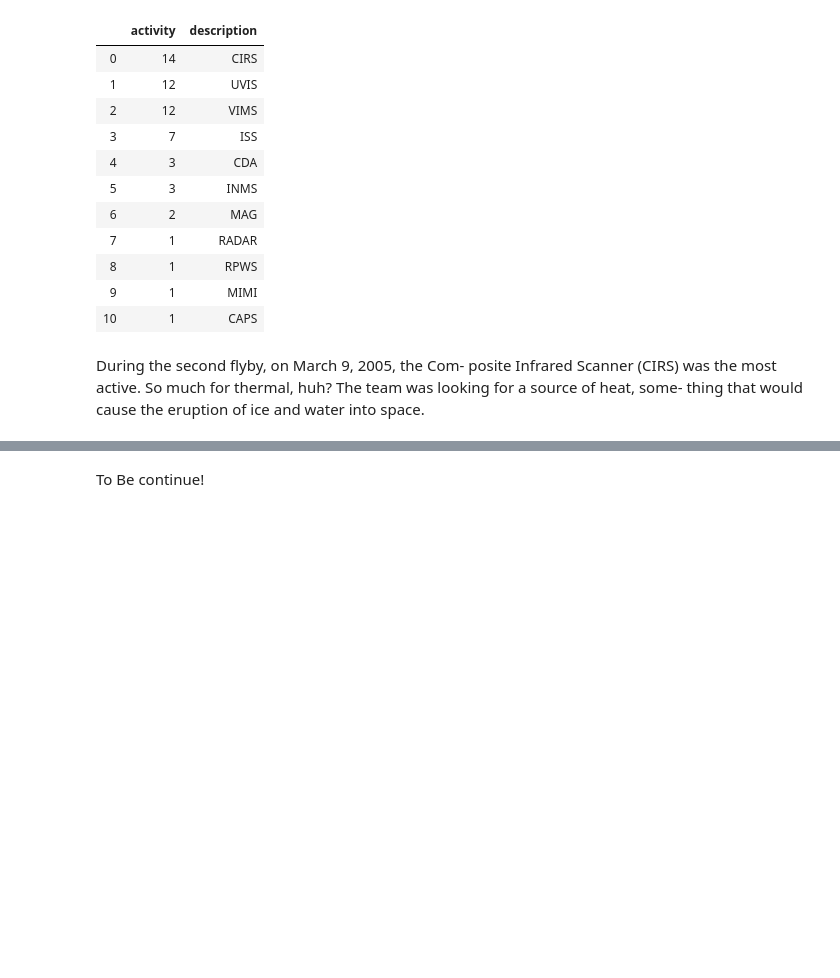
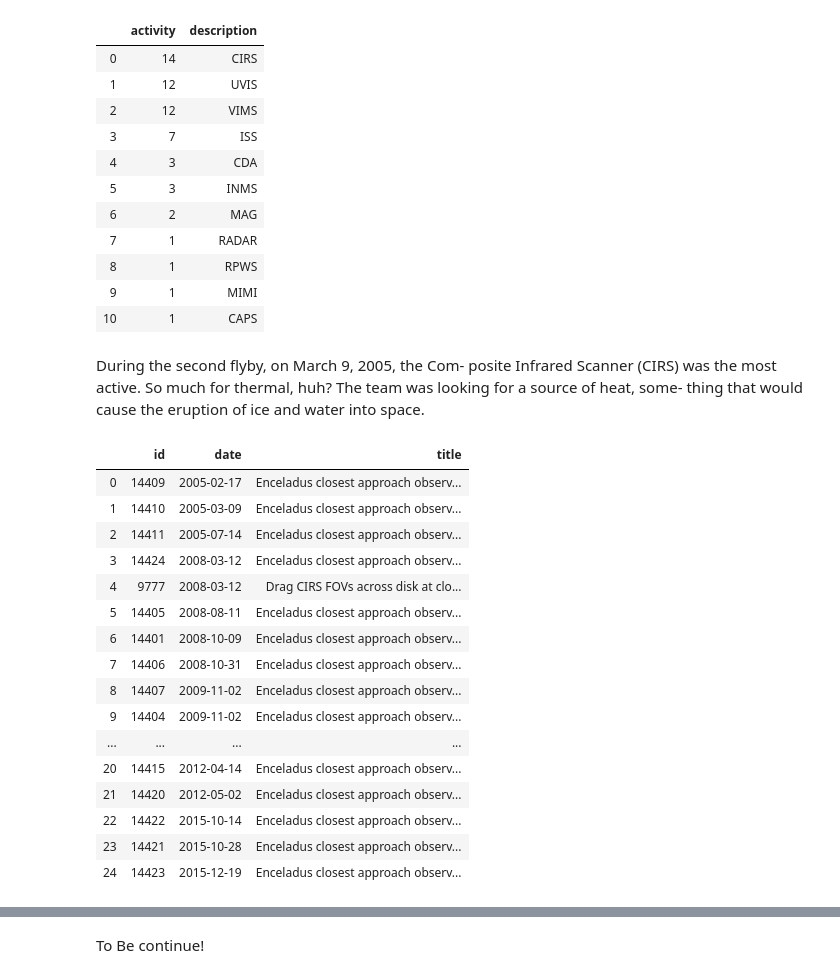
Before and after one commit to liliana3186/DataPyCuriousMoon, a Jupyter notebook: DataPyCuriousMoon.ipynb, the cells around one changed output, grey strips where cells are left out. Saved outputs shown, nothing was run; the diff lists cells and outputs as text; code cells hidden in the pictures; blank space fills up the shorter version.

```diff
--- a/DataPyCuriousMoon.ipynb
+++ b/DataPyCuriousMoon.ipynb
@@ -252,3 +252,28 @@ order by activity desc; ''',connect)
 | 10 | 1 | CAPS |
 # %% [markdown]
 During the second flyby, on March 9, 2005, the Com- posite Infrared Scanner (CIRS) was the most active. So much for thermal, huh? The team was looking for a source of heat, some- thing that would cause the eruption of ice and water into space.
+# %%
+#materialized view that has an index in it for a better way to search, only way to do a view with an index is by
+# using a materlialized view (they are great for speeding things up)
+
+pd.read_sql_query(''' select id, date,title
+from enceladus_events
+where search @@ to_tsquery('closest');''', connect)
+# %% [output]
+|  | id | date | title |
+| 0 | 14409 | 2005-02-17 | Enceladus closest approach observ... |
+| 1 | 14410 | 2005-03-09 | Enceladus closest approach observ... |
+| 2 | 14411 | 2005-07-14 | Enceladus closest approach observ... |
+| 3 | 14424 | 2008-03-12 | Enceladus closest approach observ... |
+| 4 | 9777 | 2008-03-12 | Drag CIRS FOVs across disk at clo... |
+| 5 | 14405 | 2008-08-11 | Enceladus closest approach observ... |
+| 6 | 14401 | 2008-10-09 | Enceladus closest approach observ... |
+| 7 | 14406 | 2008-10-31 | Enceladus closest approach observ... |
+| 8 | 14407 | 2009-11-02 | Enceladus closest approach observ... |
+| 9 | 14404 | 2009-11-02 | Enceladus closest approach observ... |
+| ... | ... | ... | ... |
+| 20 | 14415 | 2012-04-14 | Enceladus closest approach observ... |
+| 21 | 14420 | 2012-05-02 | Enceladus closest approach observ... |
+| 22 | 14422 | 2015-10-14 | Enceladus closest approach observ... |
+| 23 | 14421 | 2015-10-28 | Enceladus closest approach observ... |
+| 24 | 14423 | 2015-12-19 | Enceladus closest approach observ... |
```
Also changed, not shown: parts of 5 cells of this notebook.
